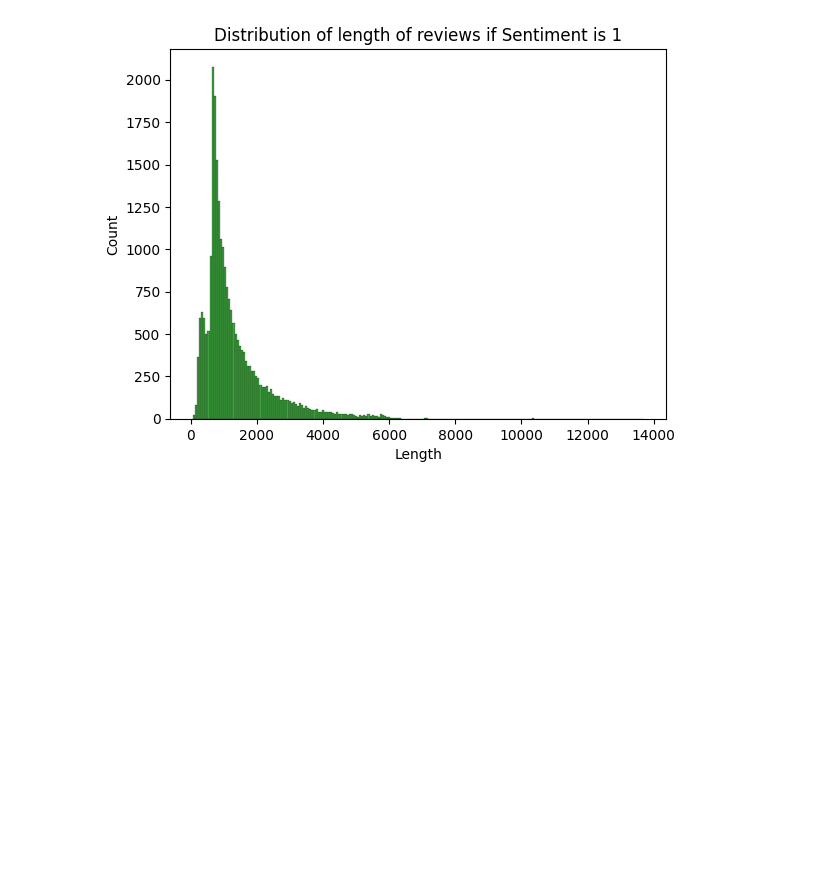
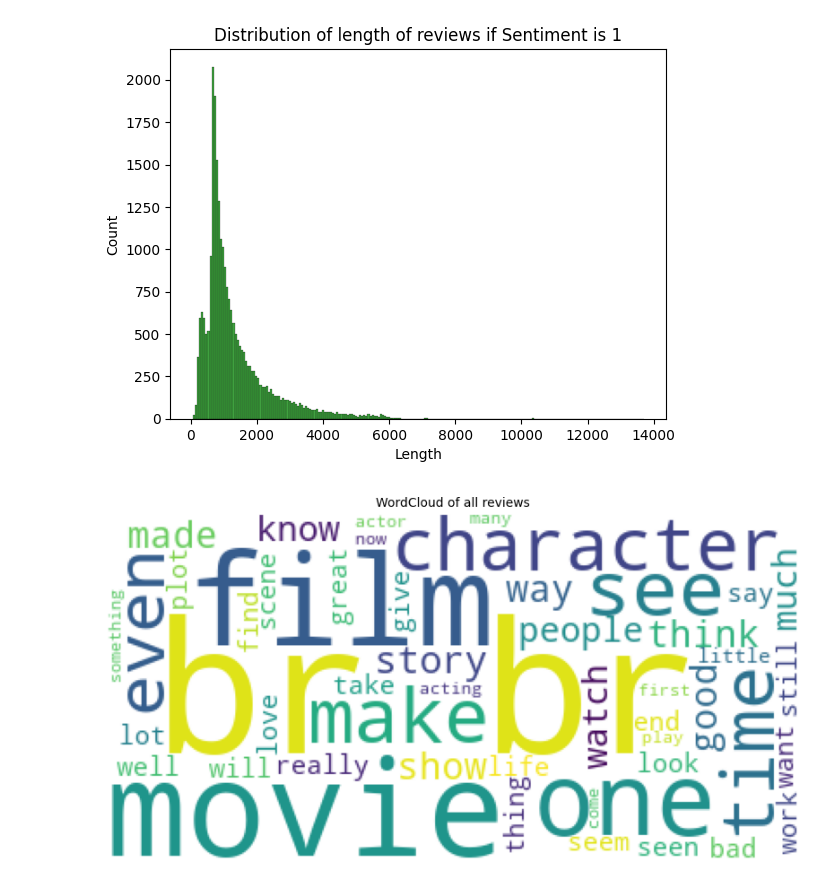
Before and after one commit to dilawarr/CineSense, a Jupyter notebook: model_2/model_2.ipynb, the cells around one changed output. Saved outputs shown, nothing was run; the diff lists cells and outputs as text; code cells hidden in the pictures; blank space fills up the shorter version.

Commit message:
Common Words

```diff
--- a/model_2/model_2.ipynb
+++ b/model_2/model_2.ipynb
@@ -156,0 +160,12 @@ sns.histplot(data[data["sentiment"]==1]["Length"],color="green").set(title="Dist
+# %%
+reviews = "".join([review for review in data["review"]])
+
+wc = WordCloud(background_color="white",max_words=50)
+
+plt.figure(figsize=(10,10))
+plt.imshow(wc.generate(reviews))
+plt.title("WordCloud of all reviews",fontsize=10)
+plt.axis("off")
+plt.show()
+# %% [output]
+[figure, added]
```
Also changed, not shown: parts of 1 cell of this notebook.
